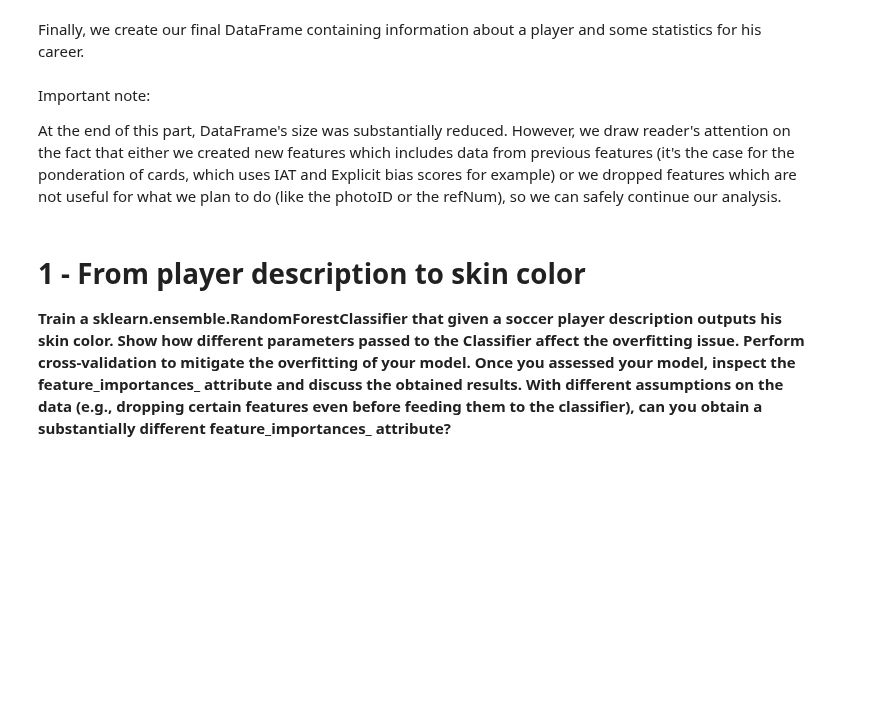
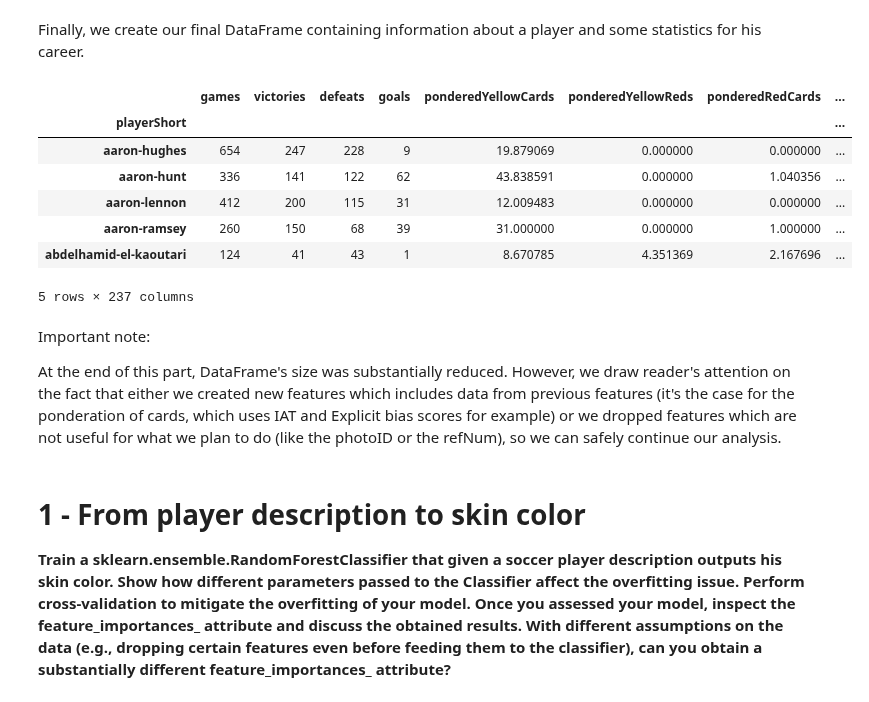
Before and after one commit to antitoine/ADAEPFL-Homework, a Jupyter notebook: 04 - Applied ML/Solutions.ipynb, the cells around one changed output. Drawn from its saved outputs; the diff is of its cells as text; code cells hidden in the pictures; blank space fills up the shorter version.

```diff
--- a/04 - Applied ML/Solutions.ipynb
+++ b/04 - Applied ML/Solutions.ipynb
@@ -149,11 +286,22 @@ global_statistics.head()
 Finally, we create our final DataFrame containing information about a player and some statistics for his career.
 # %%
 players = soccer_data_clean.groupby('playerShort').first()
+soccer_data_final = global_statistics.join(players[['age', 'height', 'weight', 'rater']])
+
 for feature in ['club', 'leagueCountry', 'position']:
     global_statistics = global_statistics.merge(pd.get_dummies(players[feature]), left_index=True, right_index=True)
 
-soccer_data_final = global_statistics.join(players[['age', 'height', 'weight', 'rater']])
-soccer_data_final.head()
+soccer_data_final_all_features = global_statistics.join(players[['age', 'height', 'weight', 'rater']])
+soccer_data_final_all_features.head()
+# %% [output]
+|  | games | victories | defeats | goals | ponderedYellowCards | ponderedYellowReds | ponderedRedCards | ... |
+| playerShort |  |  |  |  |  |  |  | ... |
+| aaron-hughes | 654 | 247 | 228 | 9 | 19.879069 | 0.000000 | 0.000000 | ... |
+| aaron-hunt | 336 | 141 | 122 | 62 | 43.838591 | 0.000000 | 1.040356 | ... |
+| aaron-lennon | 412 | 200 | 115 | 31 | 12.009483 | 0.000000 | 0.000000 | ... |
+| aaron-ramsey | 260 | 150 | 68 | 39 | 31.000000 | 0.000000 | 1.000000 | ... |
+| abdelhamid-el-kaoutari | 124 | 41 | 43 | 1 | 8.670785 | 4.351369 | 2.167696 | ... |
+5 rows × 237 columns
 # %% [markdown]
 Important note:
 
```
Also changed, not shown: parts of 23 cells of this notebook.
